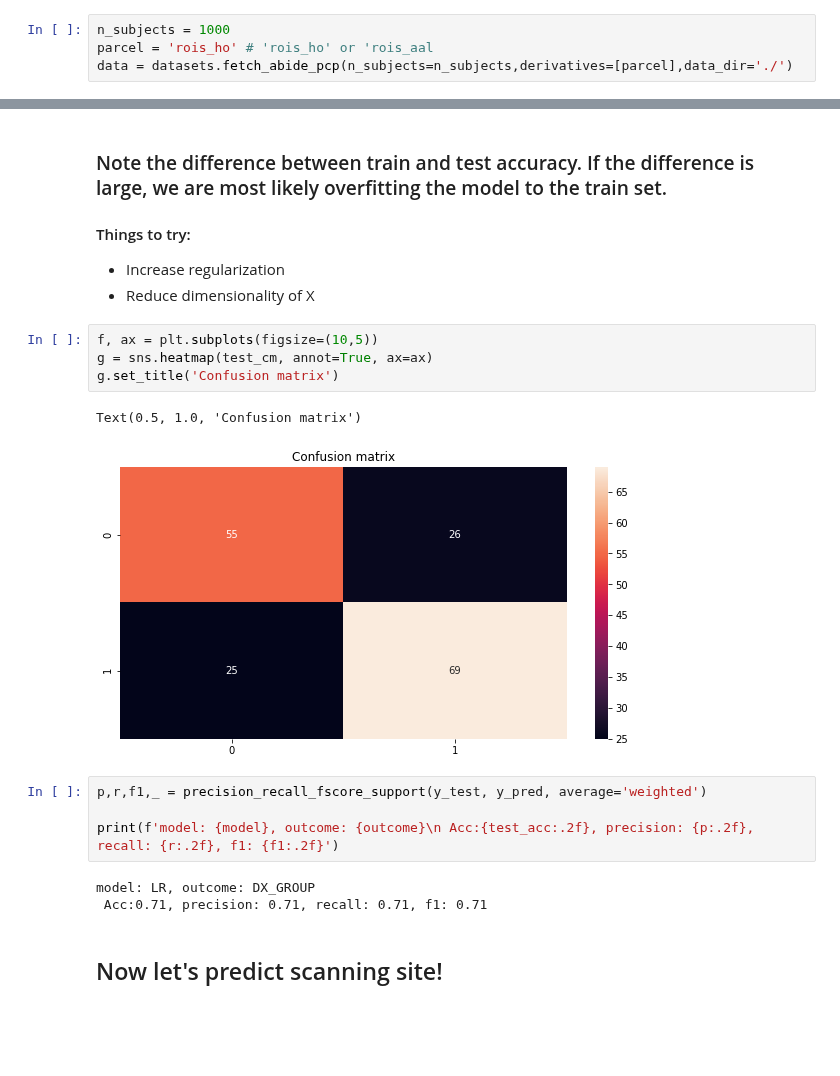
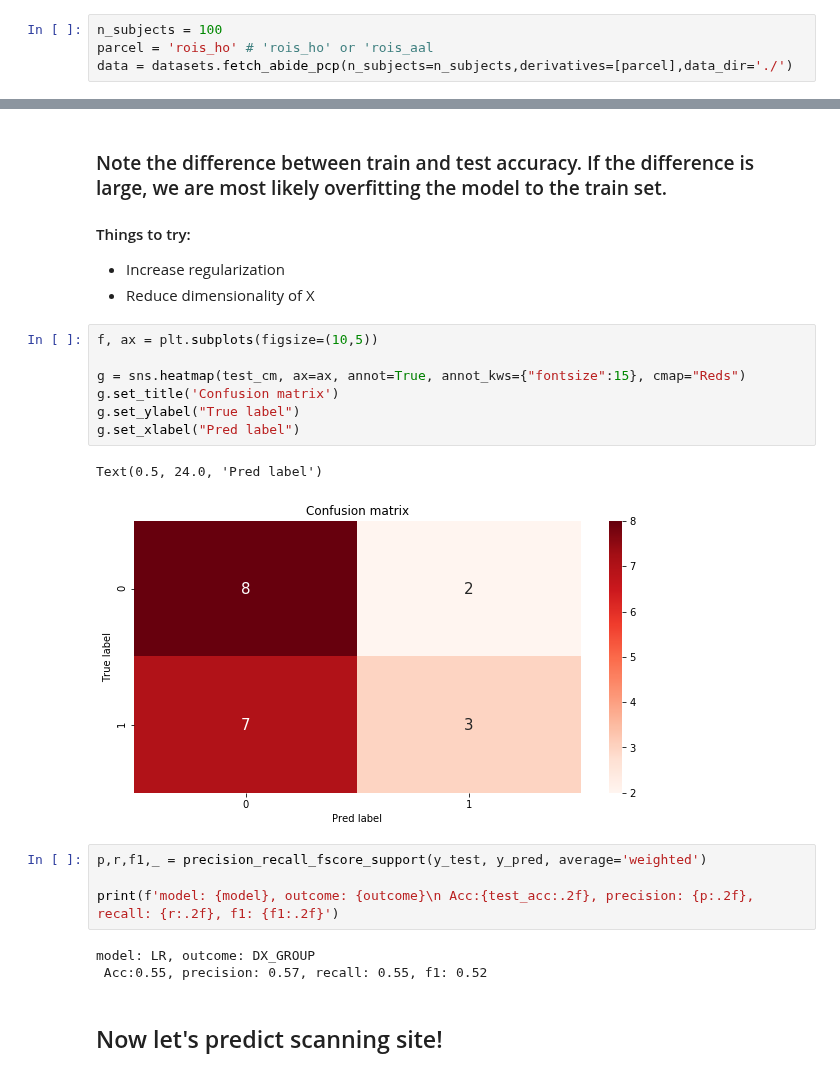
Before and after one commit to neurodatascience/QLS-course-materials, a Jupyter notebook: Lectures/07-Machine_Learning_1/lecture-content/ML_Classification_Solutions.ipynb, the cells around one changed output, grey strips where cells are left out. Cells and saved outputs as stored; diff of their text form; blank space fills up the shorter version.

```diff
--- a/Lectures/07-Machine_Learning_1/lecture-content/ML_Classification_Solutions.ipynb
+++ b/Lectures/07-Machine_Learning_1/lecture-content/ML_Classification_Solutions.ipynb
@@ -37,7 +37,7 @@ import seaborn as sns
 # %% [markdown]
 ## Download data
 # %%
-n_subjects = 1000
+n_subjects = 100
 parcel = 'rois_ho' # 'rois_ho' or 'rois_aal
 data = datasets.fetch_abide_pcp(n_subjects=n_subjects,derivatives=[parcel],data_dir='./')
 # %% [markdown]
@@ -278,18 +271,21 @@ test acc: 0.709
 - Reduce dimensionality of X
 # %%
 f, ax = plt.subplots(figsize=(10,5))
-g = sns.heatmap(test_cm, annot=True, ax=ax)
+
+g = sns.heatmap(test_cm, ax=ax, annot=True, annot_kws={"fontsize":15}, cmap="Reds")
 g.set_title('Confusion matrix')
+g.set_ylabel("True label")
+g.set_xlabel("Pred label")
 # %% [output]
-Text(0.5, 1.0, 'Confusion matrix')
+Text(0.5, 24.0, 'Pred label')
-[figure, old version]
+[figure, new version]
 # %%
 p,r,f1,_ = precision_recall_fscore_support(y_test, y_pred, average='weighted')
 
 print(f'model: {model}, outcome: {outcome}\n Acc:{test_acc:.2f}, precision: {p:.2f}, recall: {r:.2f}, f1: {f1:.2f}')
 # %% [output]
 model: LR, outcome: DX_GROUP
- Acc:0.71, precision: 0.71, recall: 0.71, f1: 0.71
+ Acc:0.55, precision: 0.57, recall: 0.55, f1: 0.52
 # %% [markdown]
 ## Now let's predict scanning site!
 # %%
```
Also changed, not shown: parts of 15 cells of this notebook, 1 other file.
